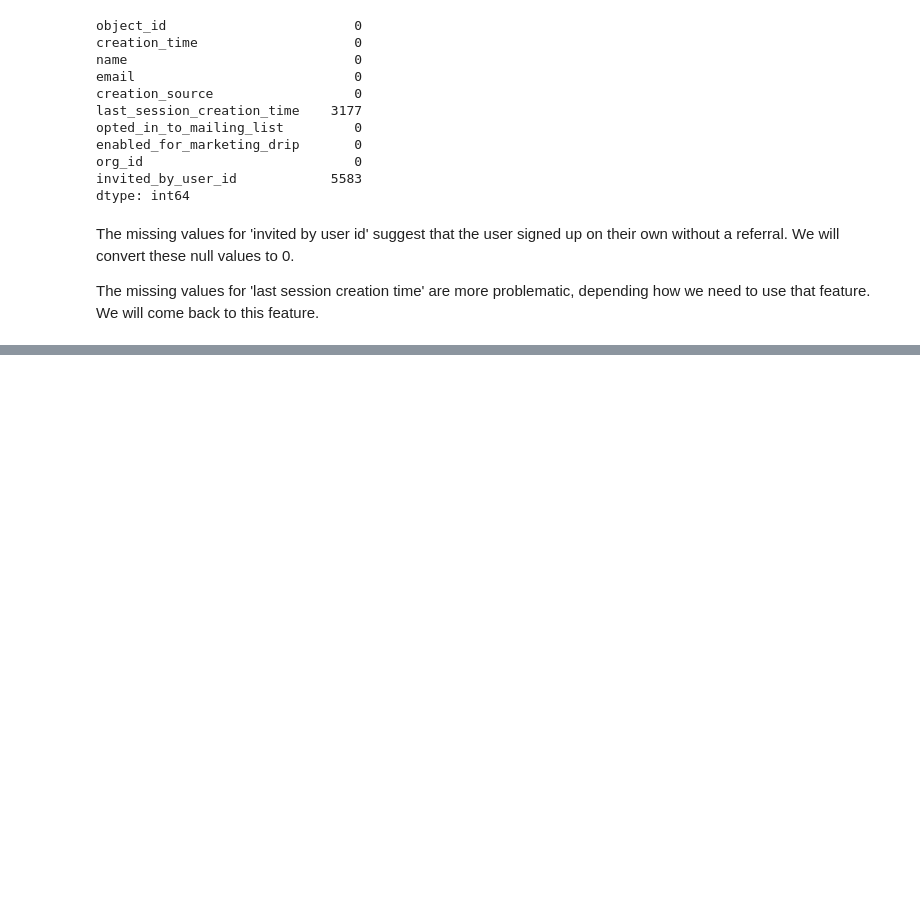
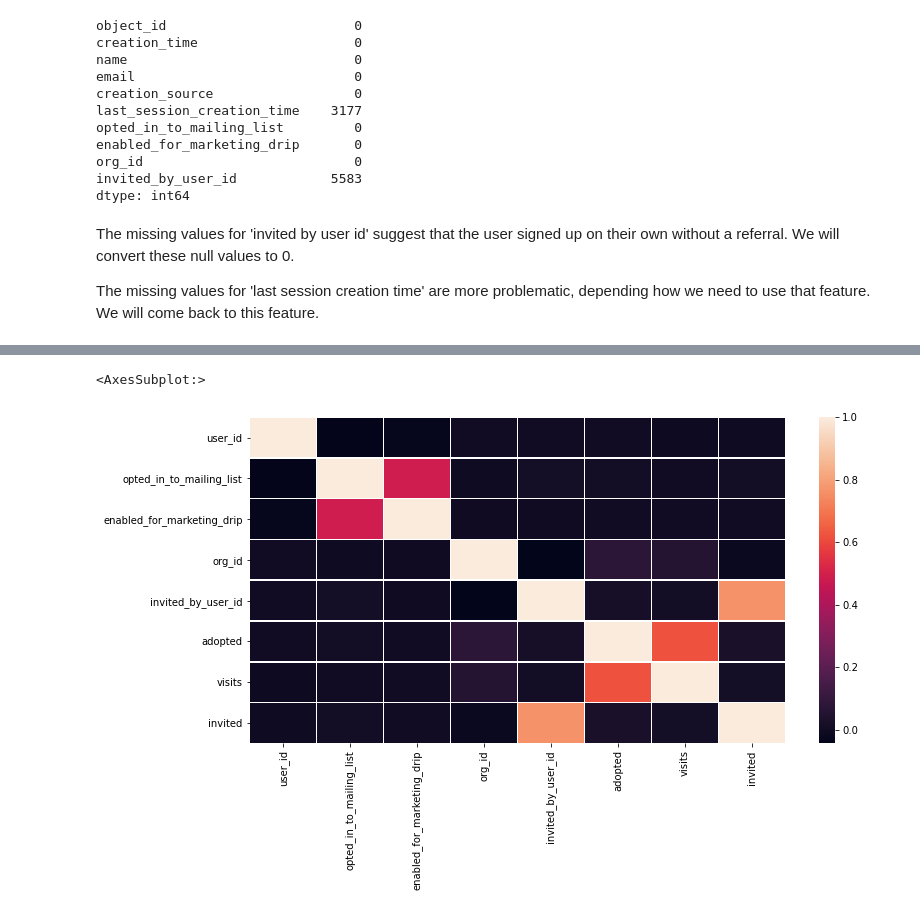
Before and after one commit to LiftedAquatic/relax_challenge, a Jupyter notebook: Relax challenge notebook.ipynb, the cells around one changed output, grey strips where cells are left out. Saved outputs shown, nothing was run; the diff lists cells and outputs as text; code cells hidden in the pictures; blank space fills up the shorter version.

```diff
--- a/Relax challenge notebook.ipynb
+++ b/Relax challenge notebook.ipynb
@@ -258,0 +298,8 @@ sns.countplot(x="adopted", data=main_df)
+# %%
+# explore some possible correlations
+
+fig, ax = plt.subplots(figsize=(12,6))
+sns.heatmap(main_df.corr(), linewidths=.5, ax=ax)
+# %% [output]
+<AxesSubplot:>
+[figure, added]
```
Also changed, not shown: parts of 69 cells of this notebook.
